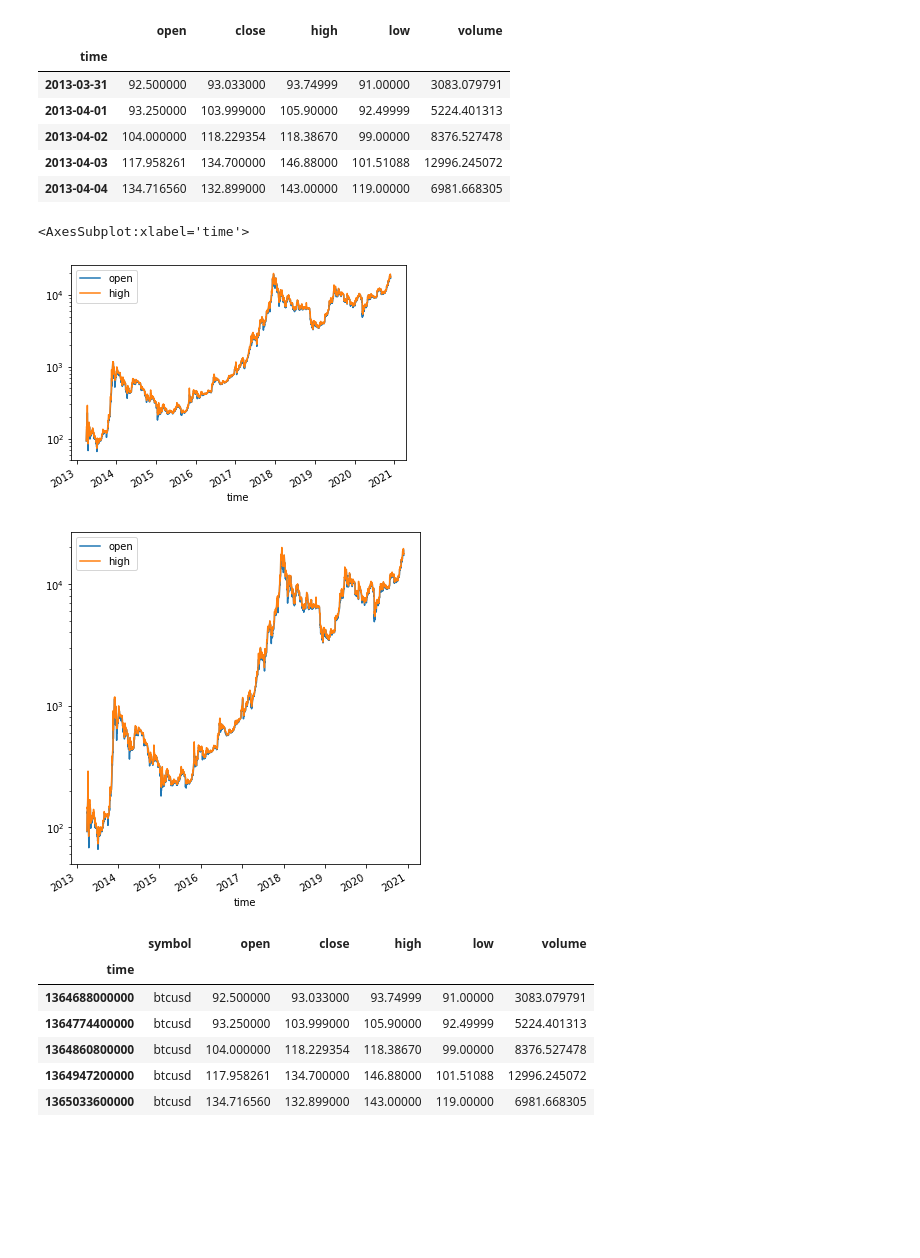
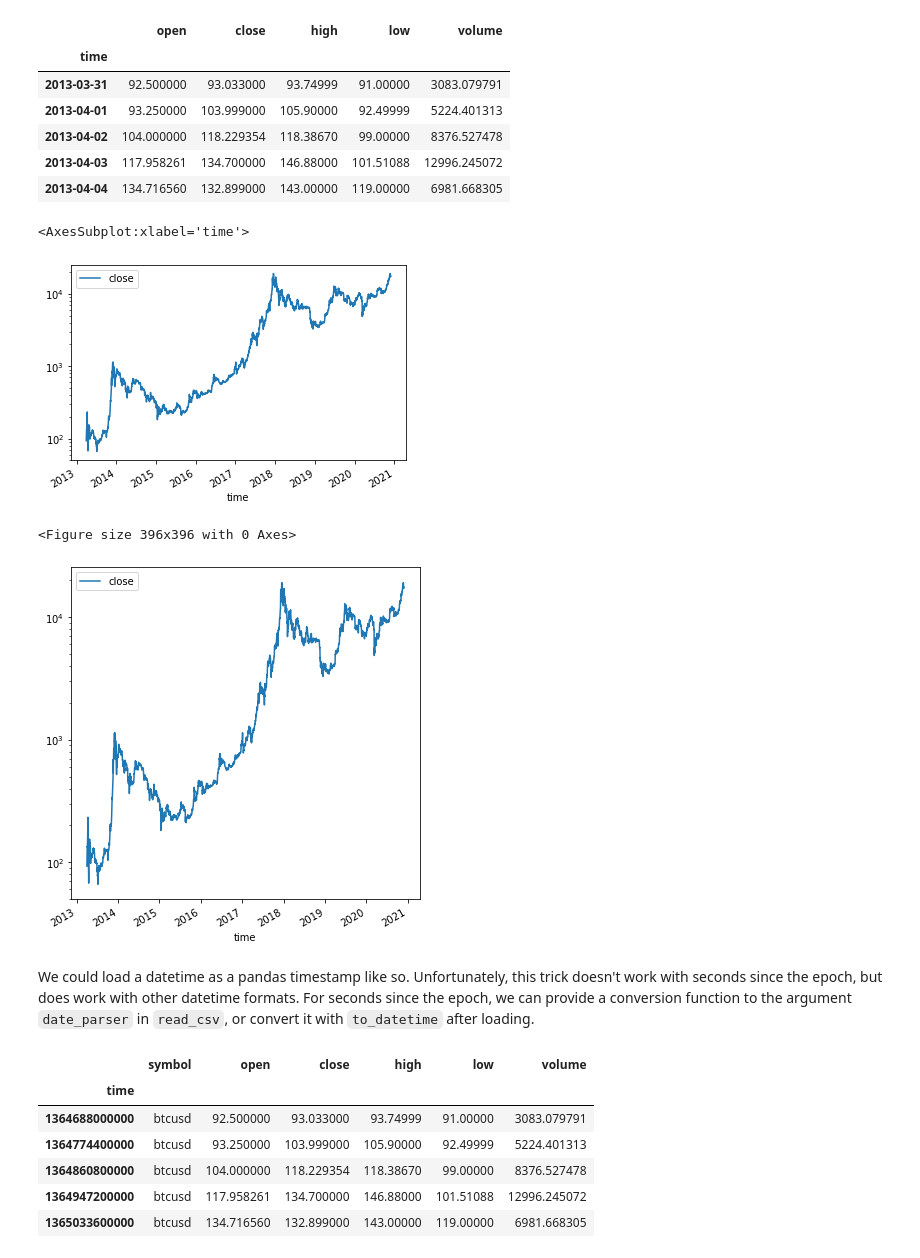
Before and after one commit to PacktPublishing/Practical-Data-Science-with-Python, a Jupyter notebook: Chapter4/Chapter_4_code.ipynb, the cells around one changed output. Drawn from its saved outputs; the diff is of its cells as text; code cells hidden in the pictures; blank space fills up the shorter version.

```diff
--- a/Chapter4/Chapter_4_code.ipynb
+++ b/Chapter4/Chapter_4_code.ipynb
@@ -728,15 +738,19 @@ btc_df.head()
 | 2013-04-03 | 117.958261 | 134.700000 | 146.88000 | 101.51088 | 12996.245072 |
 | 2013-04-04 | 134.716560 | 132.899000 | 143.00000 | 119.00000 | 6981.668305 |
 # %%
-btc_df[['open', 'high']].plot(logy=True)
+btc_df[['close']].plot(logy=True)
 # %% [output]
 <AxesSubplot:xlabel='time'>
-[figure, old version]
+[figure, new version]
 # %%
-btc_df[['open', 'high']].plot(logy=True, figsize=(5.5, 5.5))
+f = plt.figure(figsize=(5.5, 5.5))
+btc_df.iloc[-3000:][['close']].plot(logy=True, figsize=(5.5, 5.5))
 f.patch.set_facecolor('w')  # sets background color behind axis labels
 plt.tight_layout()  # auto-adjust margins
 plt.savefig('B17030_04_11.png', dpi=300)
 # %% [output]
+<Figure size 396x396 with 0 Axes>
-[figure, old version]
+[figure, new version]
+# %% [markdown]
+We could load a datetime as a pandas timestamp like so. Unfortunately, this trick doesn't work with seconds since the epoch, but does work with other datetime formats. For seconds since the epoch, we can provide a conversion function to the argument `date_parser` in `read_csv`, or convert it with `to_datetime` after loading.
 # %%
```
Also changed, not shown: parts of 19 cells of this notebook, 2 other files.
